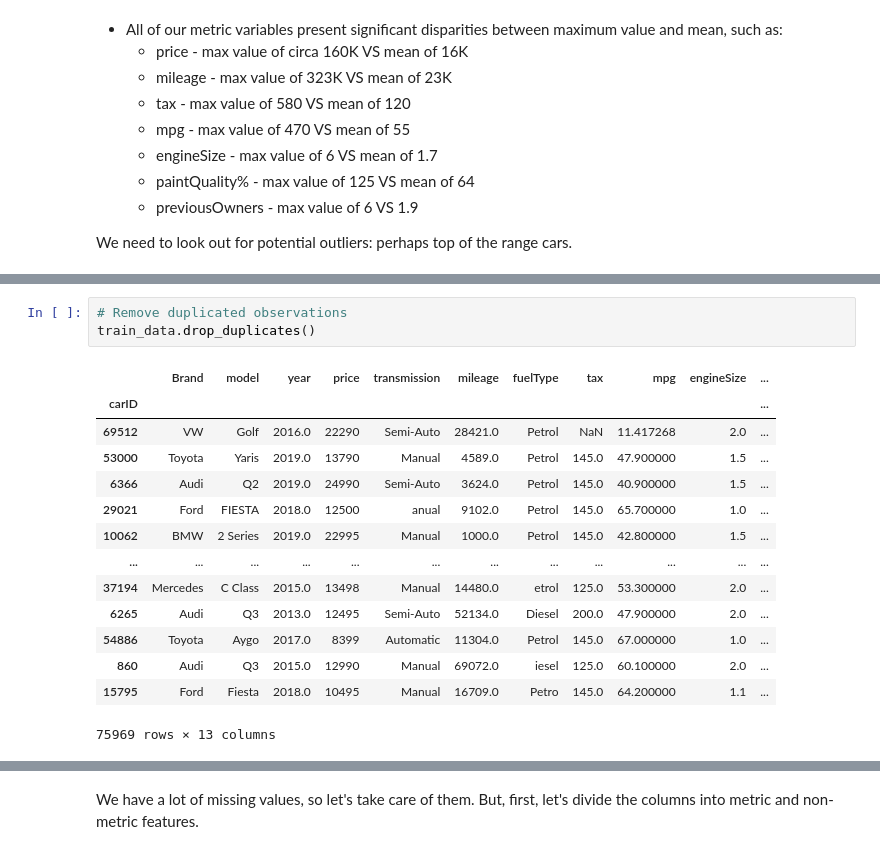
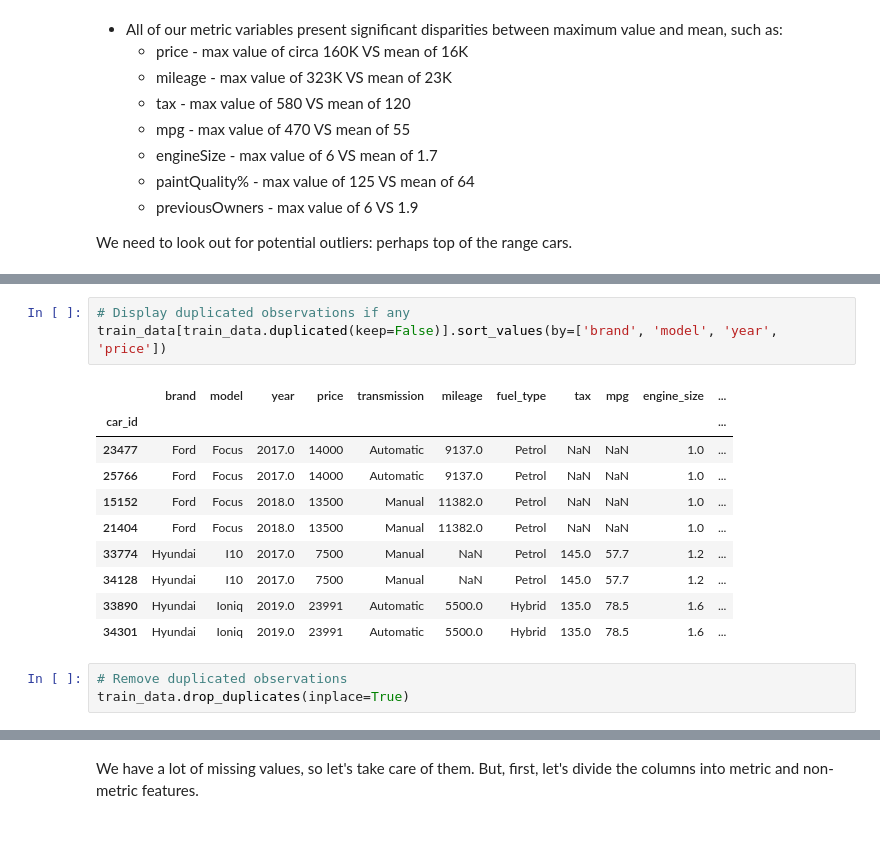
Before and after one commit to TheFriendlyTwin/Group14-Cars4You-Project, a Jupyter notebook: Cars4You.ipynb, the cells around one changed output, grey strips where cells are left out. Drawn from its saved outputs; the diff is of its cells as text.

```diff
--- a/Cars4You.ipynb
+++ b/Cars4You.ipynb
@@ -201,18 +217,17 @@ np.int64(4)
+# %%
+# Display duplicated observations if any
+train_data[train_data.duplicated(keep=False)].sort_values(by=['brand', 'model', 'year', 'price'])
+# %% [output]
+|  | brand | model | year | price | transmission | mileage | fuel_type | tax | mpg | engine_size | ... |
+| car_id |  |  |  |  |  |  |  |  |  |  | ... |
+| 23477 | Ford | Focus | 2017.0 | 14000 | Automatic | 9137.0 | Petrol | NaN | NaN | 1.0 | ... |
+| 25766 | Ford | Focus | 2017.0 | 14000 | Automatic | 9137.0 | Petrol | NaN | NaN | 1.0 | ... |
+| 15152 | Ford | Focus | 2018.0 | 13500 | Manual | 11382.0 | Petrol | NaN | NaN | 1.0 | ... |
+| 21404 | Ford | Focus | 2018.0 | 13500 | Manual | 11382.0 | Petrol | NaN | NaN | 1.0 | ... |
+| 33774 | Hyundai | I10 | 2017.0 | 7500 | Manual | NaN | Petrol | 145.0 | 57.7 | 1.2 | ... |
+| 34128 | Hyundai | I10 | 2017.0 | 7500 | Manual | NaN | Petrol | 145.0 | 57.7 | 1.2 | ... |
+| 33890 | Hyundai | Ioniq | 2019.0 | 23991 | Automatic | 5500.0 | Hybrid | 135.0 | 78.5 | 1.6 | ... |
+| 34301 | Hyundai | Ioniq | 2019.0 | 23991 | Automatic | 5500.0 | Hybrid | 135.0 | 78.5 | 1.6 | ... |
 # %%
 # Remove duplicated observations
-train_data.drop_duplicates()
+train_data.drop_duplicates(inplace=True)
-# %% [output]
-|  | Brand | model | year | price | transmission | mileage | fuelType | tax | mpg | engineSize | ... |
-| carID |  |  |  |  |  |  |  |  |  |  | ... |
-| 69512 | VW | Golf | 2016.0 | 22290 | Semi-Auto | 28421.0 | Petrol | NaN | 11.417268 | 2.0 | ... |
-| 53000 | Toyota | Yaris | 2019.0 | 13790 | Manual | 4589.0 | Petrol | 145.0 | 47.900000 | 1.5 | ... |
-| 6366 | Audi | Q2 | 2019.0 | 24990 | Semi-Auto | 3624.0 | Petrol | 145.0 | 40.900000 | 1.5 | ... |
-| 29021 | Ford | FIESTA | 2018.0 | 12500 | anual | 9102.0 | Petrol | 145.0 | 65.700000 | 1.0 | ... |
-| 10062 | BMW | 2 Series | 2019.0 | 22995 | Manual | 1000.0 | Petrol | 145.0 | 42.800000 | 1.5 | ... |
-| ... | ... | ... | ... | ... | ... | ... | ... | ... | ... | ... | ... |
-| 37194 | Mercedes | C Class | 2015.0 | 13498 | Manual | 14480.0 | etrol | 125.0 | 53.300000 | 2.0 | ... |
-| 6265 | Audi | Q3 | 2013.0 | 12495 | Semi-Auto | 52134.0 | Diesel | 200.0 | 47.900000 | 2.0 | ... |
-| 54886 | Toyota | Aygo | 2017.0 | 8399 | Automatic | 11304.0 | Petrol | 145.0 | 67.000000 | 1.0 | ... |
-| 860 | Audi | Q3 | 2015.0 | 12990 | Manual | 69072.0 | iesel | 125.0 | 60.100000 | 2.0 | ... |
-| 15795 | Ford | Fiesta | 2018.0 | 10495 | Manual | 16709.0 | Petro | 145.0 | 64.200000 | 1.1 | ... |
-75969 rows × 13 columns
```
Also changed, not shown: parts of 58 cells of this notebook.
